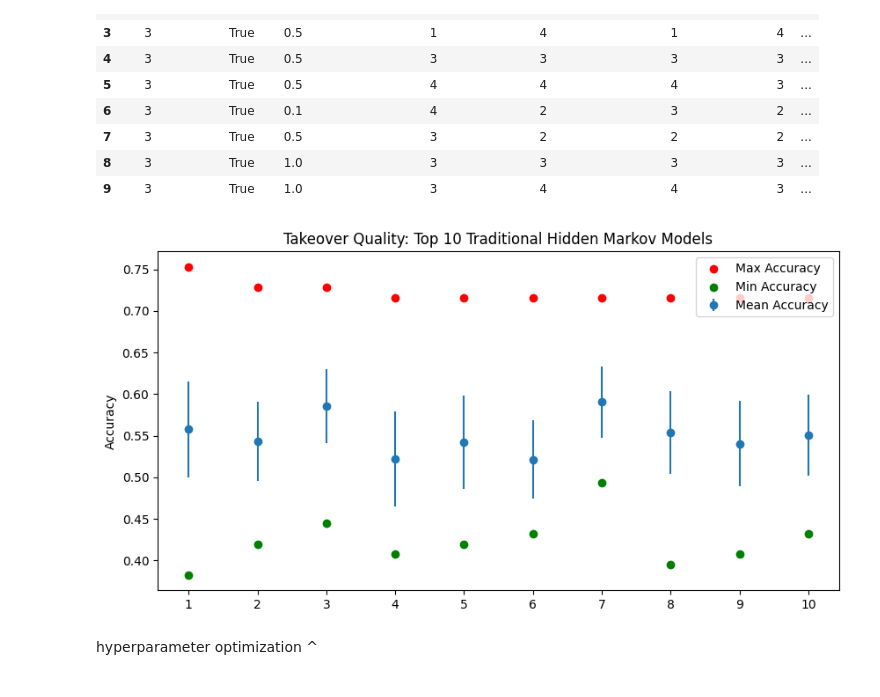
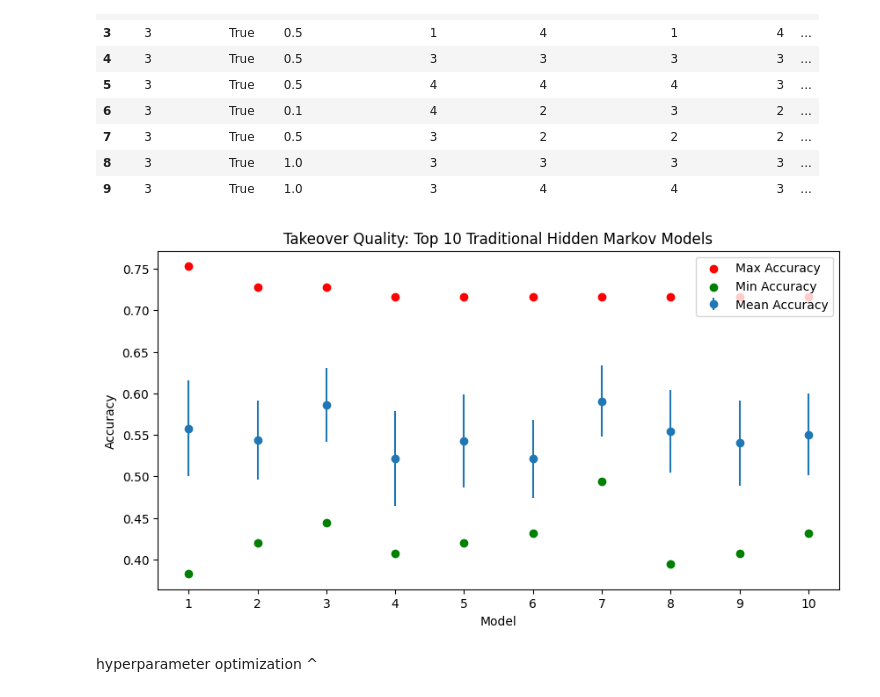
Before and after one commit to Joelmillr/AV-TO-Through-the-Lens-of-Driver-Physiological-Signals, a Jupyter notebook: Results Analysis/EHMM - TOT Results.ipynb, the cells around one changed output. Saved outputs shown, nothing was run; the diff lists cells and outputs as text; code cells hidden in the pictures.

Commit message:
Added axis labels to accuracy figures

```diff
--- a/Results Analysis/EHMM - TOT Results.ipynb
+++ b/Results Analysis/EHMM - TOT Results.ipynb
@@ -58,23 +58,24 @@ top_10.to_csv("ehmm-tot-top-10.csv", index=False)
 # %%
 # Plot mean accuracy, std deviation, and max accuracy for the top 10 models
 std = top_10["Standard Deviation"]
 mean = top_10["Mean Accuracy"]
 max_acc = top_10["Max Accuracy"]
 min_acc = top_10["Min Accuracy"]
 model = top_10.index + 1
 
 plt.figure(figsize=(10, 5))
 plt.errorbar(model, mean, yerr=std, fmt='o', label="Mean Accuracy")
 plt.scatter(model, max_acc, color='red', label="Max Accuracy")
 plt.scatter(model, min_acc, color='green', label="Min Accuracy")
 plt.xticks(model)
 plt.xlabel("")
 plt.ylabel("Accuracy")
+plt.xlabel("Model")
 plt.title("Takeover Quality: Top 10 Traditional Hidden Markov Models")
 plt.legend()
 plt.show()
 # %% [output]
-[figure, old version]
+[figure, new version]
 # %% [markdown]
 hyperparameter optimization ^
 # %%
```
Also changed, not shown: 5 other files.
